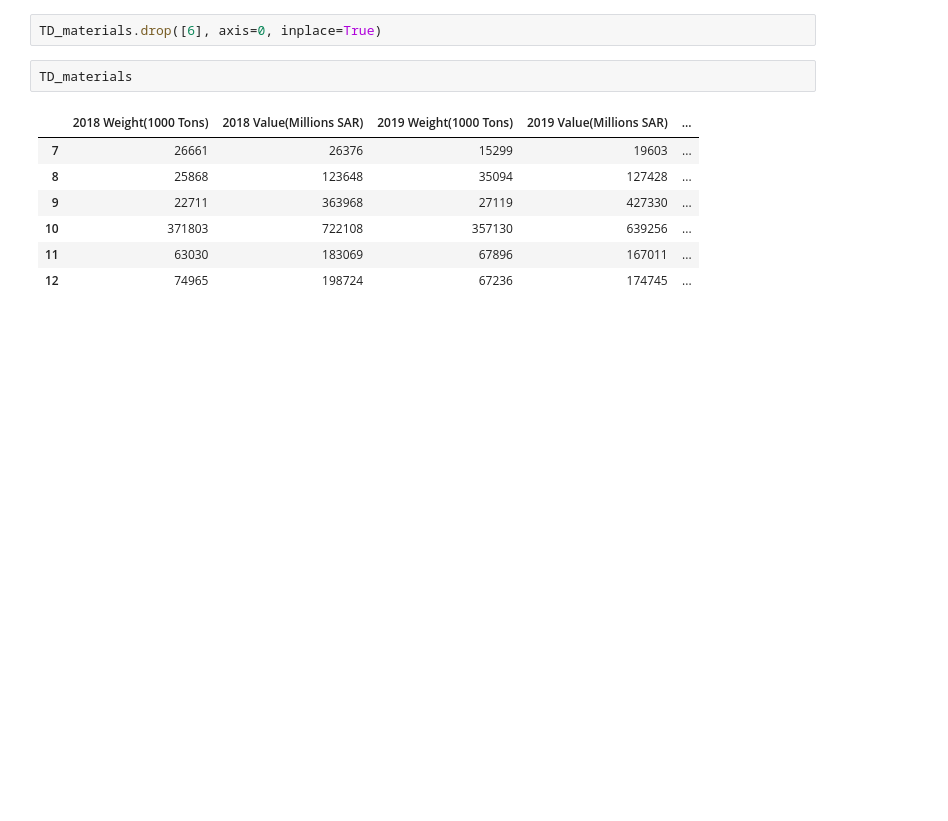
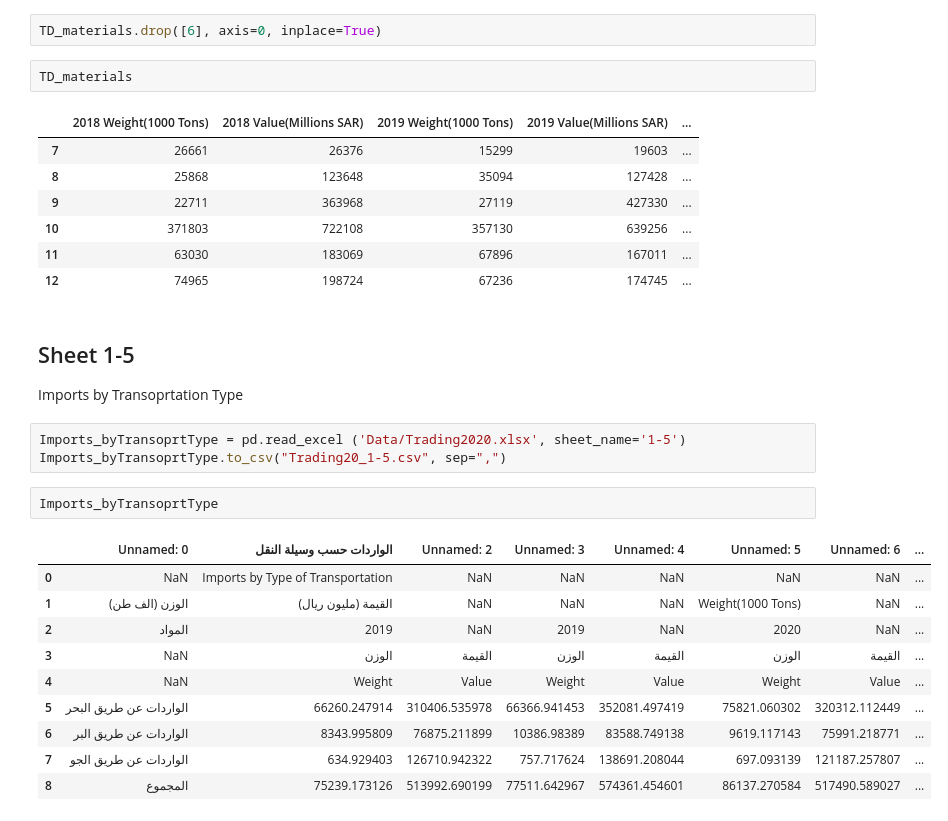
Before and after one commit to Aabusabaeen/Capstone-Project, a Jupyter notebook: CP_EDA_Cleaning.ipynb, the cells around one changed output. Drawn from its saved outputs; the diff is of its cells as text; blank space fills up the shorter version.

```diff
--- a/CP_EDA_Cleaning.ipynb
+++ b/CP_EDA_Cleaning.ipynb
@@ -139,3 +139,22 @@ TD_materials
 | 10 | 371803 | 722108 | 357130 | 639256 | ... |
 | 11 | 63030 | 183069 | 67896 | 167011 | ... |
 | 12 | 74965 | 198724 | 67236 | 174745 | ... |
+# %% [markdown]
+## Sheet 1-5
+Imports by Transoprtation Type
+# %%
+Imports_byTransoprtType = pd.read_excel ('Data/Trading2020.xlsx', sheet_name='1-5')
+Imports_byTransoprtType.to_csv("Trading20_1-5.csv", sep=",")
+# %%
+Imports_byTransoprtType
+# %% [output]
+|  | Unnamed: 0 | الواردات حسب وسيلة النقل | Unnamed: 2 | Unnamed: 3 | Unnamed: 4 | Unnamed: 5 | Unnamed: 6 | ... |
+| 0 | NaN | Imports by Type of Transportation | NaN | NaN | NaN | NaN | NaN | ... |
+| 1 | الوزن (الف طن) | القيمة (مليون ريال) | NaN | NaN | NaN | Weight(1000 Tons) | NaN | ... |
+| 2 | المواد | 2019 | NaN | 2019 | NaN | 2020 | NaN | ... |
+| 3 | NaN | الوزن | القيمة | الوزن | القيمة | الوزن | القيمة | ... |
+| 4 | NaN | Weight | Value | Weight | Value | Weight | Value | ... |
+| 5 | الواردات عن طريق البحر | 66260.247914 | 310406.535978 | 66366.941453 | 352081.497419 | 75821.060302 | 320312.112449 | ... |
+| 6 | الواردات عن طريق البر | 8343.995809 | 76875.211899 | 10386.98389 | 83588.749138 | 9619.117143 | 75991.218771 | ... |
+| 7 | الواردات عن طريق الجو | 634.929403 | 126710.942322 | 757.717624 | 138691.208044 | 697.093139 | 121187.257807 | ... |
+| 8 | المجموع | 75239.173126 | 513992.690199 | 77511.642967 | 574361.454601 | 86137.270584 | 517490.589027 | ... |
```
Also changed, not shown: parts of 7 cells of this notebook, 3 other files.
